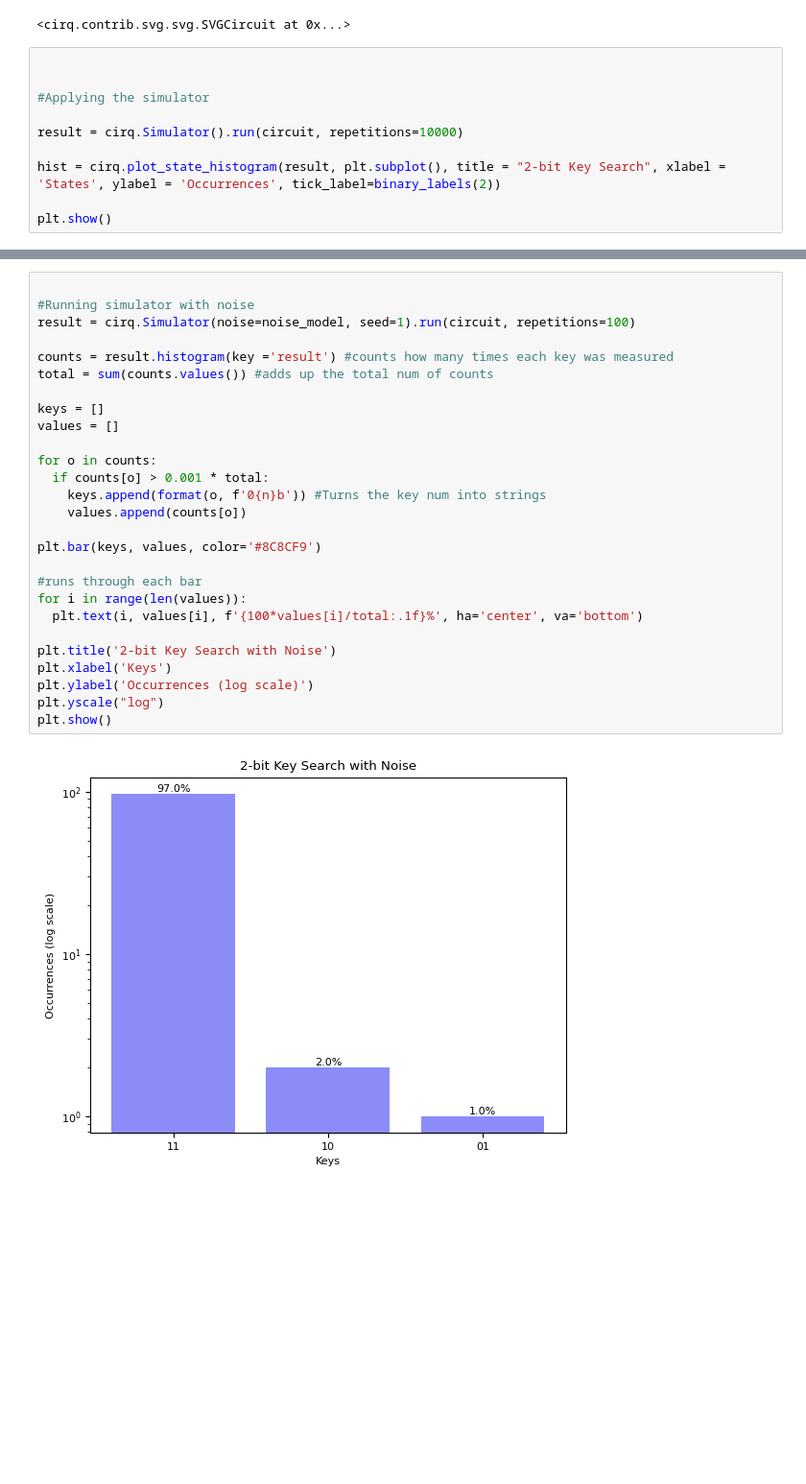
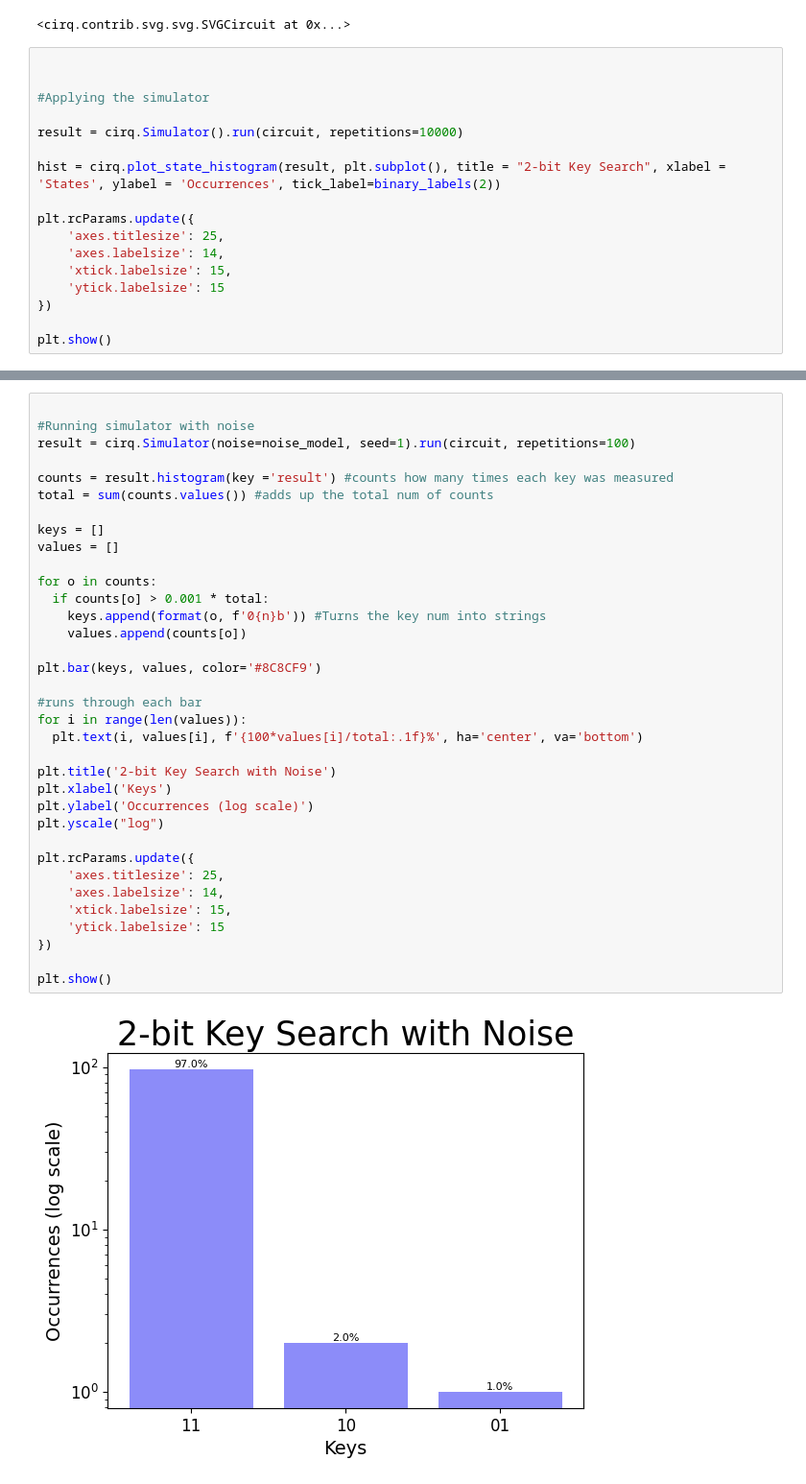
Before and after one commit to rushanh1/Quantum-Networks-Quantum-Circuits, a Jupyter notebook: quantum_brute_force_key_search.ipynb, the cells around one changed output, grey strips where cells are left out. Shown at 96% size. Drawn from its saved outputs; the diff is of its cells as text; blank space fills up the shorter version.

Commit message:
Enlarged Histograms

```diff
--- a/quantum_brute_force_key_search.ipynb
+++ b/quantum_brute_force_key_search.ipynb
@@ -128,5 +128,12 @@ result = cirq.Simulator().run(circuit, repetitions=10000)
 
 hist = cirq.plot_state_histogram(result, plt.subplot(), title = "2-bit Key Search", xlabel = 'States', ylabel = 'Occurrences', tick_label=binary_labels(2))
 
+plt.rcParams.update({
+    'axes.titlesize': 25,
+    'axes.labelsize': 14,
+    'xtick.labelsize': 15,
+    'ytick.labelsize': 15
+})
+
 plt.show()
 # %% [output]
@@ -163,29 +170,37 @@ plt.show()
 # %%
 
 #Running simulator with noise
 result = cirq.Simulator(noise=noise_model, seed=1).run(circuit, repetitions=100)
 
 counts = result.histogram(key ='result') #counts how many times each key was measured
 total = sum(counts.values()) #adds up the total num of counts
 
 keys = []
 values = []
 
 for o in counts:
   if counts[o] > 0.001 * total:
     keys.append(format(o, f'0{n}b')) #Turns the key num into strings
     values.append(counts[o])
 
 plt.bar(keys, values, color='#8C8CF9')
 
 #runs through each bar
 for i in range(len(values)):
   plt.text(i, values[i], f'{100*values[i]/total:.1f}%', ha='center', va='bottom')
 
 plt.title('2-bit Key Search with Noise')
 plt.xlabel('Keys')
 plt.ylabel('Occurrences (log scale)')
 plt.yscale("log")
+
+plt.rcParams.update({
+    'axes.titlesize': 25,
+    'axes.labelsize': 14,
+    'xtick.labelsize': 15,
+    'ytick.labelsize': 15
+})
+
 plt.show()
 # %% [output]
-[figure, old version]
+[figure, new version]
```
Also changed, not shown: parts of 1 cell of this notebook.
